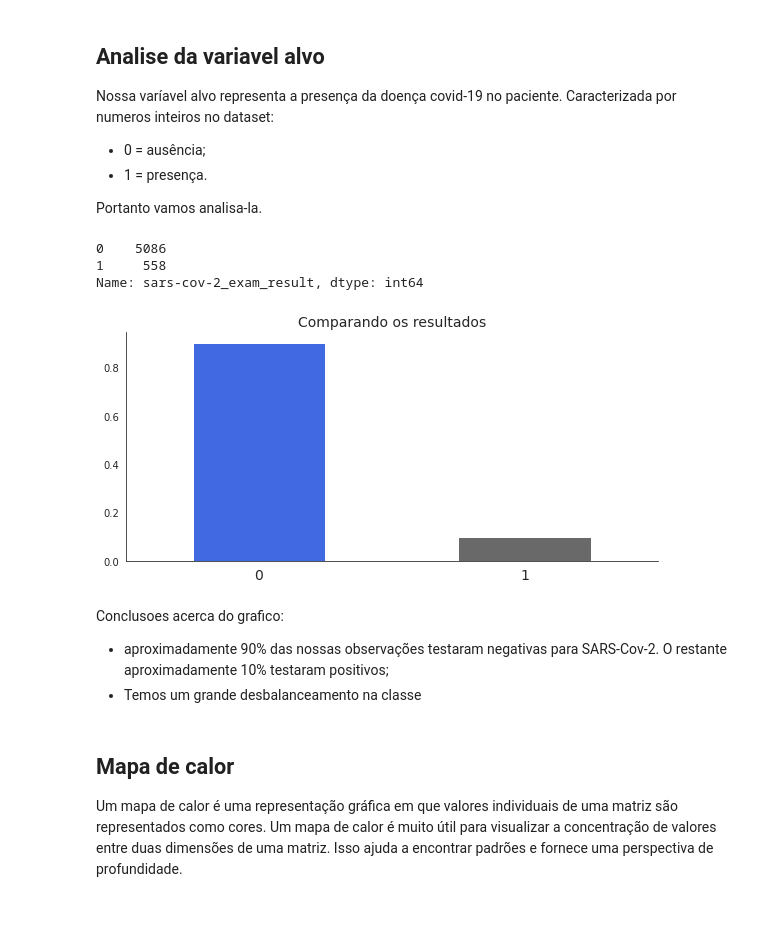
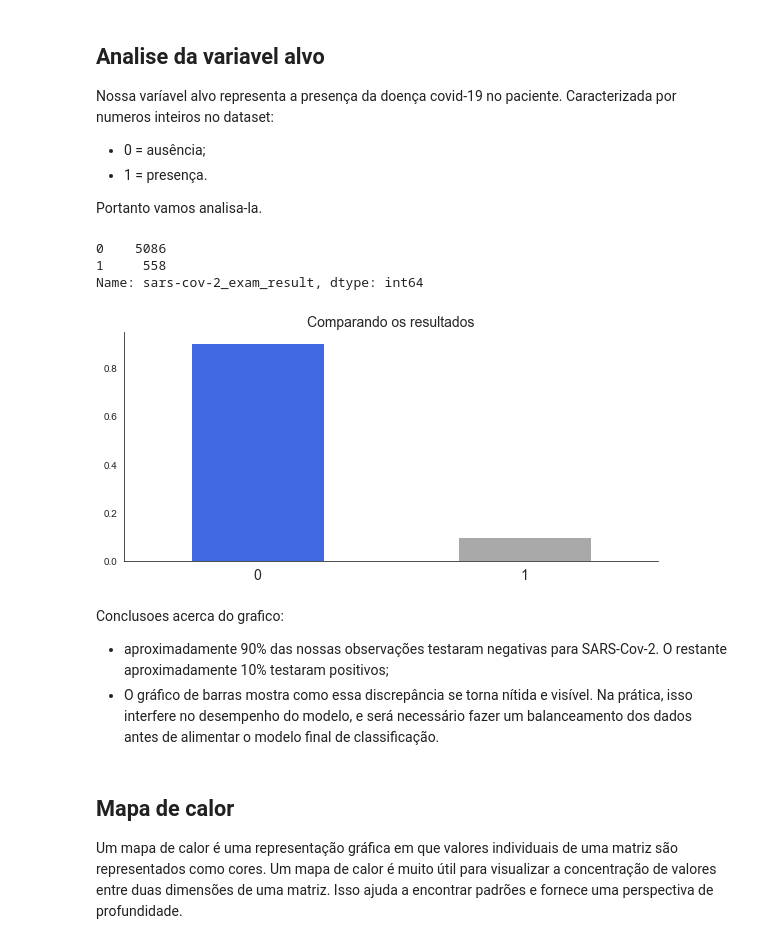
Before and after one commit to DanOakStats/Covid-19, a Jupyter notebook: AE Covid-19 .ipynb, the cells around one changed output. Saved outputs shown, nothing was run; the diff lists cells and outputs as text; code cells hidden in the pictures; blank space fills up the shorter version.

```diff
--- a/AE Covid-19 .ipynb
+++ b/AE Covid-19 .ipynb
@@ -318,27 +318,27 @@ Portanto vamos analisa-la.
 # %%
 # verificando variavel alvo
 print(f"{covid_df['sars-cov-2_exam_result'].value_counts()}\n\n")
 
 # gráfico
 fig, ax = plt.subplots(figsize=(8,4))
 covid_df['sars-cov-2_exam_result'].value_counts(normalize=True).plot(kind='bar',
-                                                                     color=['royalblue','dimgrey'],
+                                                                     color=['royalblue','darkgrey'],
                                                                      ax=ax)
 ax.set_title("Comparando os resultados", fontsize=14)
 ax.set_xticklabels(ax.get_xticklabels(), rotation=0, fontsize=14)
 ax.spines['top'].set_visible(False)
 ax.spines['right'].set_visible(False)
 
 plt.tight_layout()
 # %% [output]
 0    5086
 1     558
 Name: sars-cov-2_exam_result, dtype: int64
-[figure, old version]
+[figure, new version]
 # %% [markdown]
 Conclusoes acerca do grafico:
 * aproximadamente 90% das nossas observações testaram negativas para SARS-Cov-2. O restante aproximadamente 10% testaram positivos;
-* Temos um grande desbalanceamento na classe
+* O gráfico de barras mostra como essa discrepância se torna nítida e visível. Na prática, isso interfere no desempenho do modelo, e será necessário fazer um balanceamento dos dados antes de alimentar o modelo final de classificação.
 # %% [markdown]
 ## Mapa de calor
 Um mapa de calor é uma representação gráfica em que valores individuais de uma matriz são representados como cores. Um mapa de calor é muito útil para visualizar a concentração de valores entre duas dimensões de uma matriz. Isso ajuda a encontrar padrões e fornece uma perspectiva de profundidade.
```
Also changed, not shown: parts of 2 cells of this notebook.
